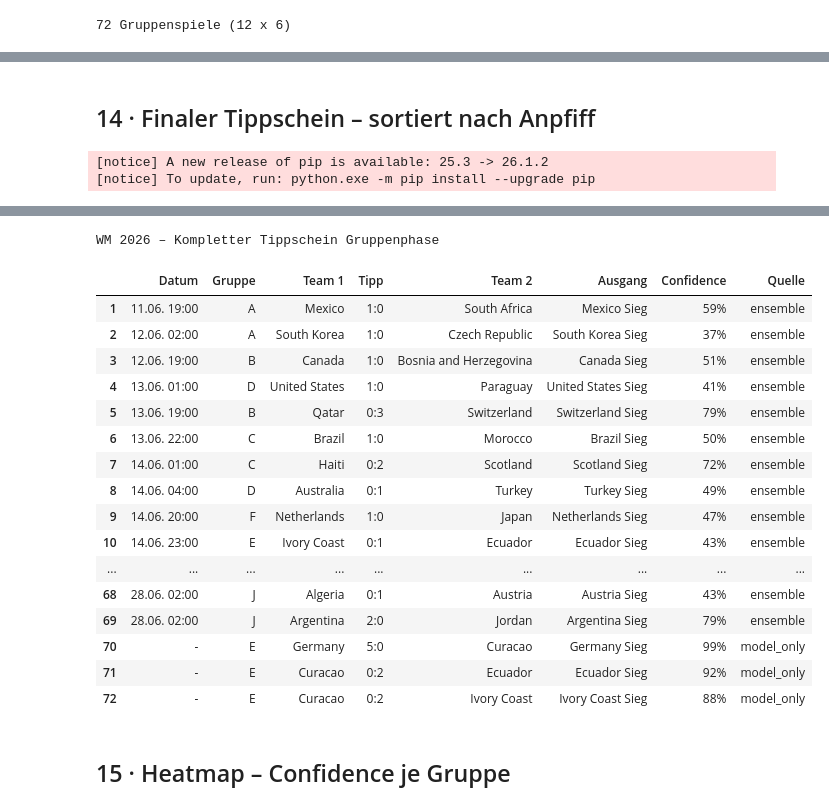
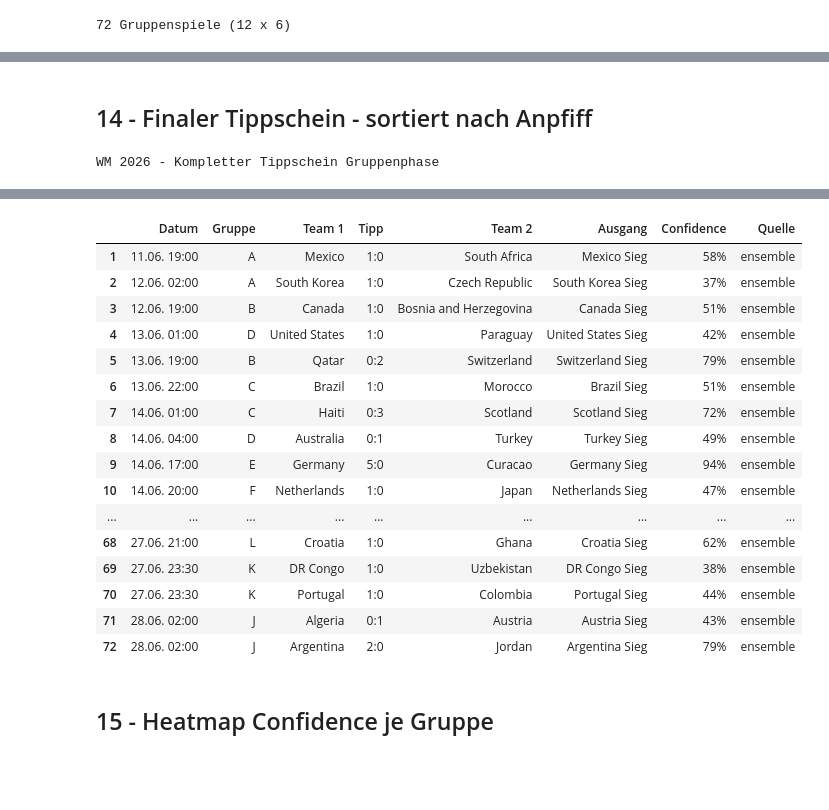
Before and after one commit to Giuliano99/wm26-predictions, a Jupyter notebook: WM_Prediction_2026_v4.ipynb, the cells around one changed output, grey strips where cells are left out. Drawn from its saved outputs; the diff is of its cells as text; code cells hidden in the pictures; blank space fills up the shorter version.

```diff
--- a/WM_Prediction_2026_v4.ipynb
+++ b/WM_Prediction_2026_v4.ipynb
@@ -99,7 +118,7 @@ def get_k_factor(tournament):
     t = str(tournament)
     if t == 'FIFA World Cup':            return 60
     if 'UEFA Euro' in t:                 return 50
-    if 'Copa America' in t:              return 50
+    if 'Copa Am' in t:                   return 50
     if 'African Cup of Nations' in t:    return 50
     if 'AFC Asian Cup' in t:             return 50
     if 'OFC Nations Cup' in t:           return 50
@@ -152,5 +171,5 @@ for _, row in all_matches.iterrows():
 all_matches['elo_home'] = elo_home_before
 all_matches['elo_away'] = elo_away_before
 all_matches['elo_diff'] = all_matches['elo_home'] - all_matches['elo_away']
-print(f'Elo abgeschlossen – {len(elo)} Teams.')
+print(f'Elo abgeschlossen: {len(elo)} Teams.')
 # %% [output]
@@ -234,7 +253,7 @@ def tournament_weight(tournament):
     t = str(tournament)
     if 'FIFA World Cup' in t:           return 20
     if 'UEFA Euro' in t:                return 15
-    if 'Copa America' in t:             return 15
+    if 'Copa Am' in t:                  return 15
     if 'African Cup of Nations' in t:   return 15
     if 'AFC Asian Cup' in t:            return 15
     if 'OFC Nations Cup' in t:          return 15
@@ -290,4 +319,5 @@ Dixon-Coles RHO = 0.07
 # %%
+# Curacao ist nach dem Regex-Fix in odds.json bereits als 'Curacao' vorhanden
 ODDS_TO_MODEL = {
     'USA':                  'United States',
     'Bosnia & Herzegovina': 'Bosnia and Herzegovina',
@@ -299,6 +329,7 @@ ODDS_TO_MODEL = {
     'Saudi Arabia':         'Saudi Arabia',
     'Cape Verde':           'Cape Verde',
     'South Africa':         'South Africa',
+    'Curacao':              'Curacao',
 }
 
 GROUP_TO_MODEL = {
@@ -364,9 +395,9 @@ def ensemble_probs(team1, team2):
     odds_p = get_odds_probs(team1, team2)
     if odds_p is not None:
         po1, pdo, po2 = odds_p
-        p1 = MODEL_WEIGHT * pm1 + ODDS_WEIGHT * po1
+        p1  = MODEL_WEIGHT * pm1 + ODDS_WEIGHT * po1
         pd_ = MODEL_WEIGHT * pdm + ODDS_WEIGHT * pdo
-        p2 = MODEL_WEIGHT * pm2 + ODDS_WEIGHT * po2
+        p2  = MODEL_WEIGHT * pm2 + ODDS_WEIGHT * po2
         src = 'ensemble'
     else:
         p1, pd_, p2 = pm1, pdm, pm2
@@ -377,7 +408,7 @@ def ensemble_probs(team1, team2):
 def tipp_ergebnis(team1, team2, max_goals=8):
     p1, pd_, p2, g1, g2, src = ensemble_probs(team1, team2)
     matrix, _, _ = dc_matrix(team1, team2, max_goals)
-    outcome = max([('win1', p1), ('draw', pd_), ('win2', p2)], key=lambda x: x[1])[0]
+    outcome = max([('win1',p1),('draw',pd_),('win2',p2)], key=lambda x: x[1])[0]
     best_score, best_prob = None, -1
     for i in range(max_goals + 1):
         for j in range(max_goals + 1):
@@ -392,8 +423,8 @@ def tipp_ergebnis(team1, team2, max_goals=8):
     return t1r, t2r, p1, pd_, p2, src
 
 print('Vorhersagefunktionen bereit.')
-t1r, t2r, pw1, pd_, pw2, src = tipp_ergebnis('Germany', 'France')
-print(f'Sanity Germany vs France: {t1r}:{t2r} | {src}')
-print(f'  Germany {pw1:.1%} | X {pd_:.1%} | France {pw2:.1%}')
+for ta, tb in [('Germany', 'Curacao'), ('Germany', 'France')]:
+    t1r, t2r, pw1, pd_, pw2, src = tipp_ergebnis(ta, tb)
+    print(f'{ta} vs {tb}: {t1r}:{t2r} | {src} | {ta} {pw1:.1%} X {pd_:.1%} {tb} {pw2:.1%}')
 # %% [output]
 Vorhersagefunktionen bereit.
@@ -640,8 +696,6 @@ match_detail('Brazil', 'Morocco')
 # %% [markdown]
-## 14 · Finaler Tippschein – sortiert nach Anpfiff
+## 14 - Finaler Tippschein - sortiert nach Anpfiff
 # %%
-%pip install jinja2
-
 final_tipp = (
     tipp_df
     .sort_values('_sort')
@@ -663,8 +717,7 @@ def color_source(val):
     if str(val) == 'ensemble': return 'background-color: #2980b9; color: white'
     return 'background-color: #7f8c8d; color: white'
 
-styler = final_tipp.style.set_caption('WM 2026 – Kompletter Tippschein Gruppenphase')
-
+styler = final_tipp.style.set_caption('WM 2026 - Kompletter Tippschein Gruppenphase')
 # Kompatibel mit Pandas >= 2.1 (.map) und aelter (.applymap)
 if hasattr(styler, 'map'):
     styler = styler.map(color_confidence, subset=['Confidence'])
@@ -672,8 +725,6 @@ if hasattr(styler, 'map'):
 else:
     styler = styler.applymap(color_confidence, subset=['Confidence'])
     styler = styler.applymap(color_source,     subset=['Quelle'])
-
 display(styler)
 # %% [output]
-[notice] A new release of pip is available: 25.3 -> 26.1.2
-[notice] To update, run: python.exe -m pip install --upgrade pip
+WM 2026 - Kompletter Tippschein Gruppenphase
@@ -697,23 +731,22 @@ Successfully installed MarkupSafe-3.0.3 jinja2-3.1.6
-WM 2026 – Kompletter Tippschein Gruppenphase
 |  | Datum | Gruppe | Team 1 | Tipp | Team 2 | Ausgang | Confidence | Quelle |
-| 1 | 11.06. 19:00 | A | Mexico | 1:0 | South Africa | Mexico Sieg | 59% | ensemble |
+| 1 | 11.06. 19:00 | A | Mexico | 1:0 | South Africa | Mexico Sieg | 58% | ensemble |
 | 2 | 12.06. 02:00 | A | South Korea | 1:0 | Czech Republic | South Korea Sieg | 37% | ensemble |
 | 3 | 12.06. 19:00 | B | Canada | 1:0 | Bosnia and Herzegovina | Canada Sieg | 51% | ensemble |
-| 4 | 13.06. 01:00 | D | United States | 1:0 | Paraguay | United States Sieg | 41% | ensemble |
-| 5 | 13.06. 19:00 | B | Qatar | 0:3 | Switzerland | Switzerland Sieg | 79% | ensemble |
-| 6 | 13.06. 22:00 | C | Brazil | 1:0 | Morocco | Brazil Sieg | 50% | ensemble |
-| 7 | 14.06. 01:00 | C | Haiti | 0:2 | Scotland | Scotland Sieg | 72% | ensemble |
+| 4 | 13.06. 01:00 | D | United States | 1:0 | Paraguay | United States Sieg | 42% | ensemble |
+| 5 | 13.06. 19:00 | B | Qatar | 0:2 | Switzerland | Switzerland Sieg | 79% | ensemble |
+| 6 | 13.06. 22:00 | C | Brazil | 1:0 | Morocco | Brazil Sieg | 51% | ensemble |
+| 7 | 14.06. 01:00 | C | Haiti | 0:3 | Scotland | Scotland Sieg | 72% | ensemble |
 | 8 | 14.06. 04:00 | D | Australia | 0:1 | Turkey | Turkey Sieg | 49% | ensemble |
-| 9 | 14.06. 20:00 | F | Netherlands | 1:0 | Japan | Netherlands Sieg | 47% | ensemble |
-| 10 | 14.06. 23:00 | E | Ivory Coast | 0:1 | Ecuador | Ecuador Sieg | 43% | ensemble |
+| 9 | 14.06. 17:00 | E | Germany | 5:0 | Curacao | Germany Sieg | 94% | ensemble |
+| 10 | 14.06. 20:00 | F | Netherlands | 1:0 | Japan | Netherlands Sieg | 47% | ensemble |
 | ... | ... | ... | ... | ... | ... | ... | ... | ... |
-| 68 | 28.06. 02:00 | J | Algeria | 0:1 | Austria | Austria Sieg | 43% | ensemble |
-| 69 | 28.06. 02:00 | J | Argentina | 2:0 | Jordan | Argentina Sieg | 79% | ensemble |
-| 70 | - | E | Germany | 5:0 | Curacao | Germany Sieg | 99% | model_only |
-| 71 | - | E | Curacao | 0:2 | Ecuador | Ecuador Sieg | 92% | model_only |
-| 72 | - | E | Curacao | 0:2 | Ivory Coast | Ivory Coast Sieg | 88% | model_only |
+| 68 | 27.06. 21:00 | L | Croatia | 1:0 | Ghana | Croatia Sieg | 62% | ensemble |
+| 69 | 27.06. 23:30 | K | DR Congo | 1:0 | Uzbekistan | DR Congo Sieg | 38% | ensemble |
+| 70 | 27.06. 23:30 | K | Portugal | 1:0 | Colombia | Portugal Sieg | 44% | ensemble |
+| 71 | 28.06. 02:00 | J | Algeria | 0:1 | Austria | Austria Sieg | 43% | ensemble |
+| 72 | 28.06. 02:00 | J | Argentina | 2:0 | Jordan | Argentina Sieg | 79% | ensemble |
 # %% [markdown]
-## 15 · Heatmap – Confidence je Gruppe
+## 15 - Heatmap Confidence je Gruppe
 # %%
 fig, axes = plt.subplots(4, 3, figsize=(18, 20))
 axes = axes.flatten()
```
Also changed, not shown: parts of 32 cells of this notebook.
